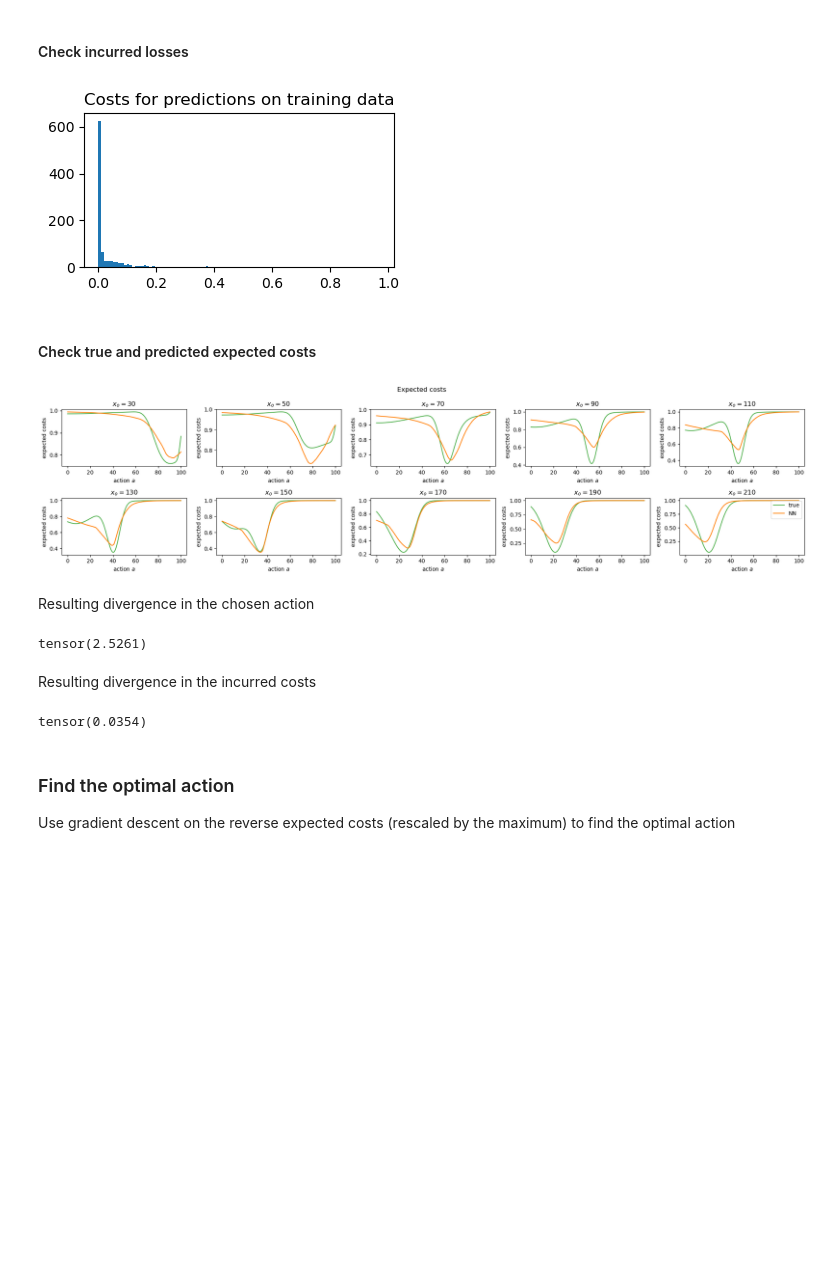
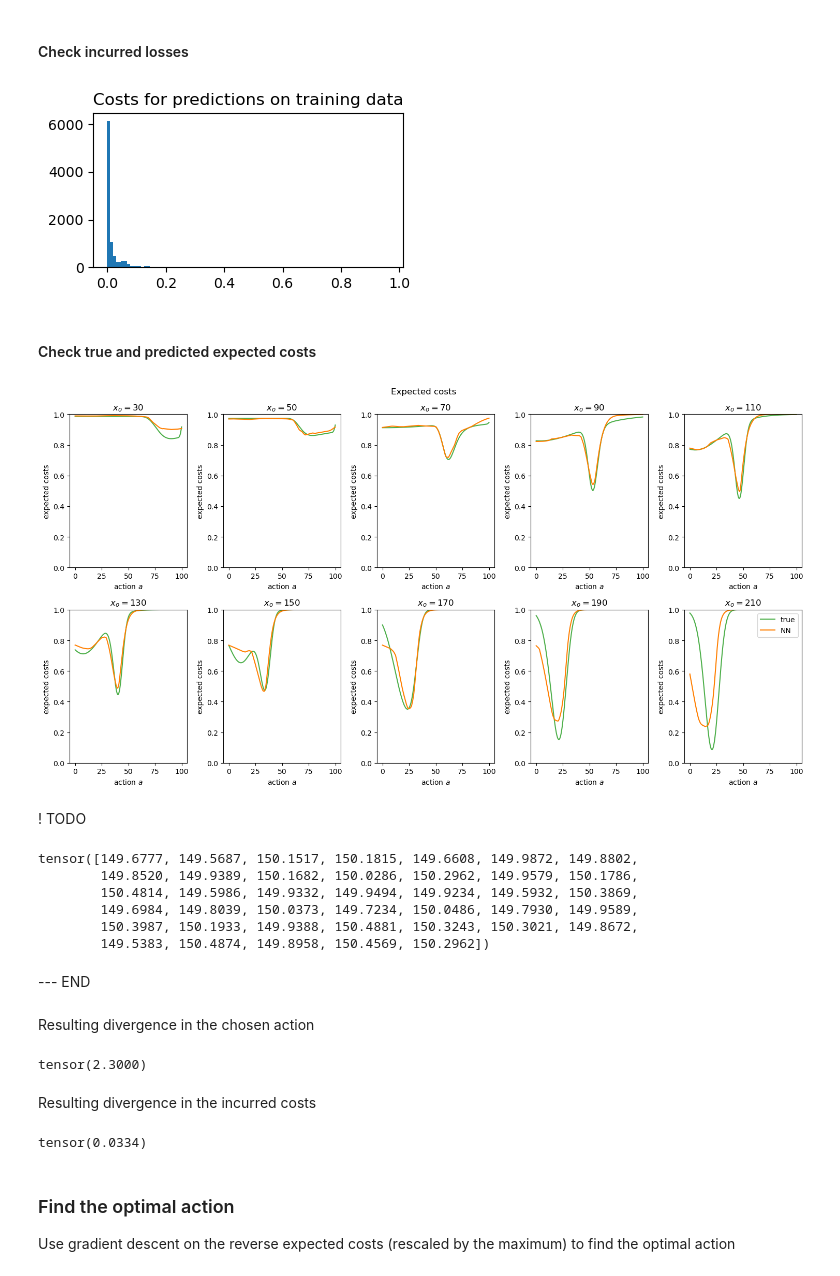
Before and after one commit to mackelab/amortized-decision-making, a Jupyter notebook: scripts/examples/toy_continuous_actions.ipynb, the cells around one changed output. Drawn from its saved outputs; the diff is of its cells as text; code cells hidden in the pictures; blank space fills up the shorter version.

```diff
--- a/scripts/examples/toy_continuous_actions.ipynb
+++ b/scripts/examples/toy_continuous_actions.ipynb
@@ -69,7 +71,7 @@ with mpl.rc_context(fname=plot_config_file):
 # %%
 # loss = SquaredLoss(factor=1)
 factor = 3
-exponential = 1
+exponential = 2
 cost_fn = RevGaussCost(parameter_range=toy.param_high - toy.param_low, action_range=toy.action_high-toy.action_low, factor=factor, exponential=exponential)
 
 with mpl.rc_context(fname=plot_config_file):
@@ -121,0 +124,24 @@ with mpl.rc_context(fname=plot_config_file):
+# %%
+obs = torch.arange(30, 230, 20)
+a_grid = torch.arange(toy.action_low, toy.action_high, 0.05)
+
+plt.figure(figsize=(15, 8))
+for i, x in enumerate(obs):
+    plt.subplot(2, 5, i + 1 % 5)
+
+    expected_posterior_costs = toy.expected_posterior_costs(
+                x=x,
+                a=a_grid,
+                cost_fn=cost_fn
+            )
+
+
+    plt.plot(a_grid, expected_posterior_costs.squeeze(), c=color_post, label="true")
+    plt.xlabel(r"action $a$")
+    plt.ylabel("expected costs")
+    plt.ylim(0, 1.05)
+    plt.title(rf"$x_o=${x}")
+plt.suptitle("Expected costs")
+plt.tight_layout()
+plt.legend()
+plt.show()
@@ -126,7 +154,7 @@ actions = toy.actions
 # %% [markdown]
 ### Load data
 # %%
-n_train = 1_000
+n_train = 10_000
 n_test = 5_000
 
 (
@@ -146,6 +174,7 @@ theta_train = toy.param_aggregation(theta_train[:n_train])
 theta_val = toy.param_aggregation(theta_val[:n_test])
 theta_test = toy.param_aggregation(theta_test[:n_test])
 
+actions_evaluate = toy.actions.sample(theta_train.shape[0])
 
 print(f"N_train = {theta_train.shape[0]}, N_val = {theta_val.shape[0]}, N_test = {theta_test.shape[0]}")
 # %% [output]
@@ -157,11 +186,12 @@ N_train = 1000, N_val = 5000, N_test = 5000
 nn = build_nn(
     "fc",
     x_train=x_train,
-    action_train=toy.actions.sample(theta_train.shape[0]),
-    hidden_dims=[100, 100, 100],
+    action_train=actions_evaluate,
+    hidden_dims=[50,50,50],
     output_dim=1,
     activation=torch.nn.ReLU(),
     output_transform=torch.nn.Sigmoid(),
+    seed=seed
 )
 print(nn, end="\n-----\n")
 
@@ -173,10 +203,12 @@ nn, train_loss, val_loss = train(
     x_val=x_val,
     theta_val=theta_val,
     actions=toy.actions,
-    learning_rate=1e-3,
+    learning_rate=0.005, #1e-2,
     model_dir="./results/toy_example/continuous/notebook",
     #max_num_epochs=800,
     stop_after_epochs=50,
+    seed=seed,
+    save_sampled_actions = True
 )
 # %% [output]
 FeedforwardNN(
@@ -234,37 +266,40 @@ plt.hist(losses_train.detach().numpy(), bins=100)
 plt.title("Costs for predictions on training data")
 plt.show()
 # %% [output]
-[figure, old version]
+[figure, new version]
 # %% [markdown]
 #### Check true and predicted expected costs
 # %%
 obs = torch.arange(30, 230, 20)
 a_grid = torch.arange(toy.action_low, toy.action_high, 0.05)
 
-plt.figure(figsize=(20, 5))
+plt.figure(figsize=(15, 8))
 for i, x in enumerate(obs):
     plt.subplot(2, 5, i + 1 % 5)
 
     expected_posterior_costs = toy.expected_posterior_costs(
                 x=x,
                 a=a_grid,
                 # lower=toy.param_low.item(),
                 # upper=toy.param_high.item(),
                 # resolution=resolution,
                 cost_fn=cost_fn
             )
 
     predicted_costs = torch.tensor([nn(x,a) for a in a_grid])
 
     plt.plot(a_grid, expected_posterior_costs.squeeze(), c=color_post, label="true")
     plt.plot(a_grid, predicted_costs, c=color_nn, label="NN")
     plt.xlabel(r"action $a$")
     plt.ylabel("expected costs")
+    plt.ylim(0, 1)
     plt.title(rf"$x_o=${x}")
 plt.suptitle("Expected costs")
 plt.tight_layout()
 plt.legend()
 # plt.savefig("./results/continuous/toy_example/fig_expected_costs.pdf")
 plt.show()
 # %% [output]
-[figure, old version]
+[figure, new version]
+# %% [markdown]
+! TODO
@@ -271,3 +314,16 @@ plt.show()
+# %%
+xs = torch.load(xtrain_files[0])
+acts = torch.load(action_files[0])
+xs[torch.isclose(xs,torch.Tensor([150.]), atol=0.5)]
+# %% [output]
+tensor([149.6777, 149.5687, 150.1517, 150.1815, 149.6608, 149.9872, 149.8802,
+        149.8520, 149.9389, 150.1682, 150.0286, 150.2962, 149.9579, 150.1786,
+        150.4814, 149.5986, 149.9332, 149.9494, 149.9234, 149.5932, 150.3869,
+        149.6984, 149.8039, 150.0373, 149.7234, 150.0486, 149.7930, 149.9589,
+        150.3987, 150.1933, 149.9388, 150.4881, 150.3243, 150.3021, 149.8672,
+        149.5383, 150.4874, 149.8958, 150.4569, 150.2962])
+# %% [markdown]
+--- END
 # %% [markdown]
 Resulting divergence in the chosen action
 # %%
@@ -294,7 +350,7 @@ a_predicted = a_grid[predicted_losses.argmin(dim=1)]
 
 (a_gt - a_predicted).abs().mean()
 # %% [output]
-tensor(2.5261)
+tensor(2.3000)
 # %% [markdown]
 Resulting divergence in the incurred costs
 # %%
@@ -305,7 +361,7 @@ torch.tensor(
     ]
 ).mean()
 # %% [output]
-tensor(0.0354)
+tensor(0.0334)
 # %% [markdown]
 ### Find the optimal action
 
```
Also changed, not shown: parts of 19 cells of this notebook, 39 other files.
